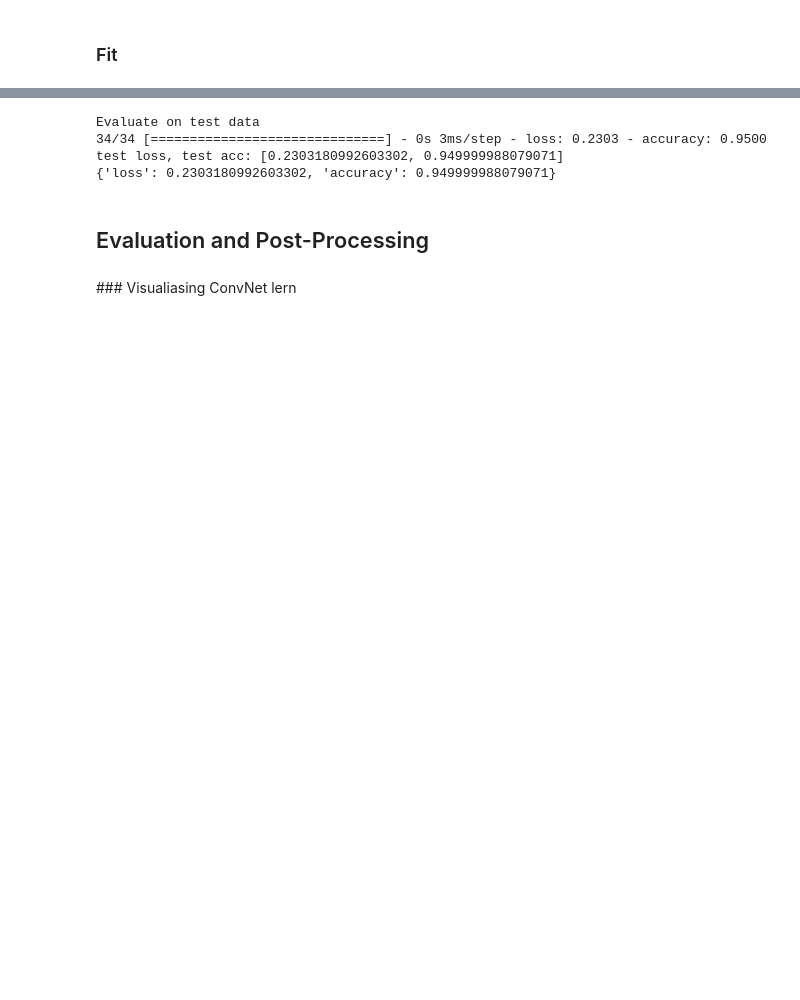
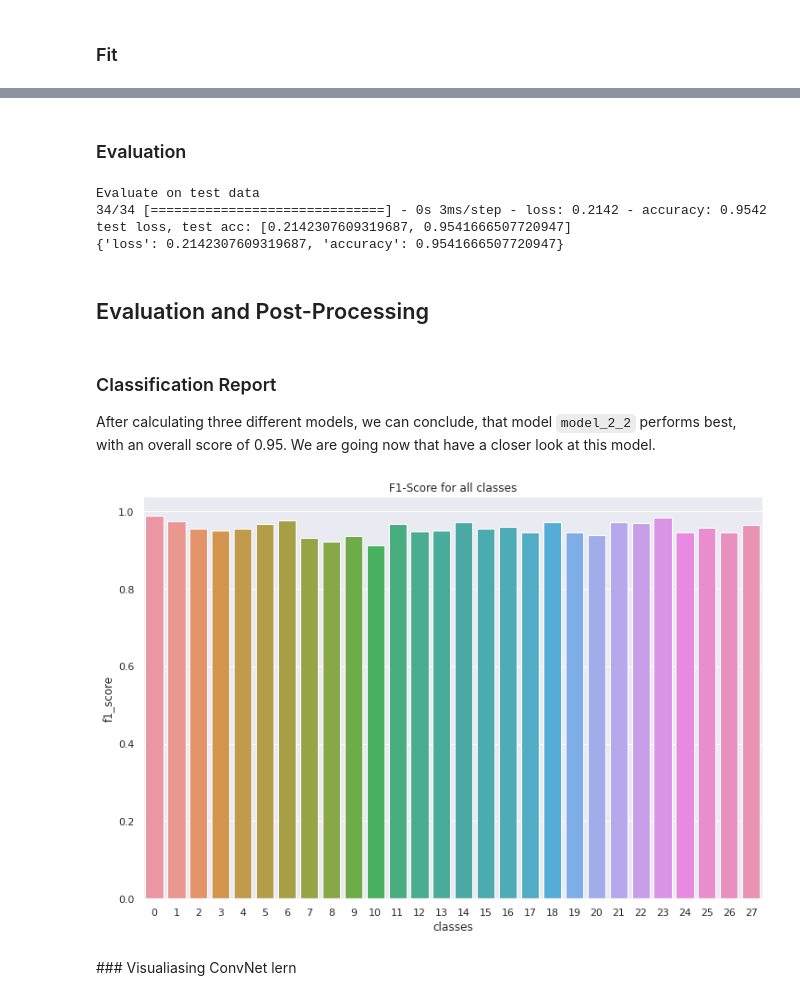
Before and after one commit to bernardo-cruz/DLV03_Project, a Jupyter notebook: arabic_mnist.ipynb, the cells around one changed output, grey strips where cells are left out. Cells and saved outputs as stored; diff of their text form; code cells hidden in the pictures; blank space fills up the shorter version.

```diff
--- a/arabic_mnist.ipynb
+++ b/arabic_mnist.ipynb
@@ -718,14 +838,63 @@ Epoch 150/150
+# %% [markdown]
+### Evaluation
 # %%
 print("Evaluate on test data")
 result = model_2_2.evaluate(test_data, test_label, batch_size = batch_size)
 print("test loss, test acc:", result)
 print(dict(zip(model_2_2.metrics_names, result)))
+
+# Save model
+model_2_2.save('./models/arabic_mnist_1.h5')
 # %% [output]
 Evaluate on test data
-34/34 [==============================] - 0s 3ms/step - loss: 0.2303 - accuracy: 0.9500
-test loss, test acc: [0.2303180992603302, 0.949999988079071]
-{'loss': 0.2303180992603302, 'accuracy': 0.949999988079071}
+34/34 [==============================] - 0s 3ms/step - loss: 0.2142 - accuracy: 0.9542
+test loss, test acc: [0.2142307609319687, 0.9541666507720947]
+{'loss': 0.2142307609319687, 'accuracy': 0.9541666507720947}
 # %% [markdown]
 ## Evaluation and Post-Processing
+# %% [markdown]
+### Classification Report
+After calculating three different models, we can conclude, that model `model_2_2` performs best, with an overall score of 0.95. We are going now that have a closer look at this model.
+# %%
+# Create predictions
+y_pred = np.around(model_2_2.predict(test_data))
+# Round test_data
+#y_test = np.argmax(test_data, axis=1)
+
+# Create report
+metrics = classification_report(
+      test_label,
+      y_pred,
+      zero_division = True,
+      #labels = test_label,
+      output_dict = True
+)
+
+# Convert metrics to a df
+df_metrics = (pd.DataFrame(
+    metrics,
+    columns = list(metrics.keys())
+    )
+    .T
+    .drop(['samples avg','weighted avg','macro avg','micro avg'])
+    .reset_index()
+    .rename(columns={'index':'classes','f1-score':'f1_score'})
+    .drop(columns=['support'])
+
+)
+
+# Barplot of f1 score
+plt.figure(figsize=(12, 8))
+sns.barplot(
+    x = df_metrics.classes,
+    y = df_metrics.f1_score,
+    data = df_metrics,
+    #hue="model"
+)
+
+plt.title('F1-Score for all classes')
+plt.show()
+# %% [output]
+[figure, added]
 # %% [markdown]
 ### Visualiasing ConvNet lern
```
Also changed, not shown: parts of 22 cells of this notebook.
